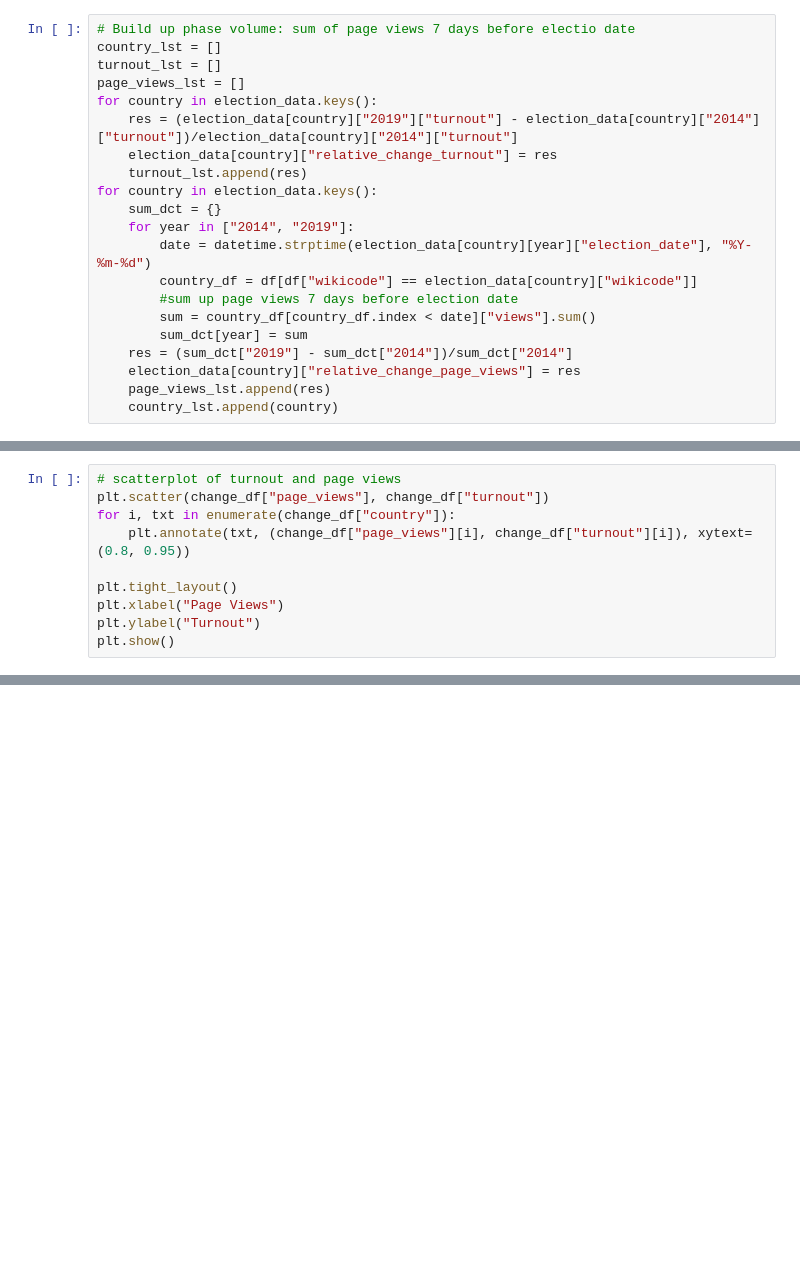
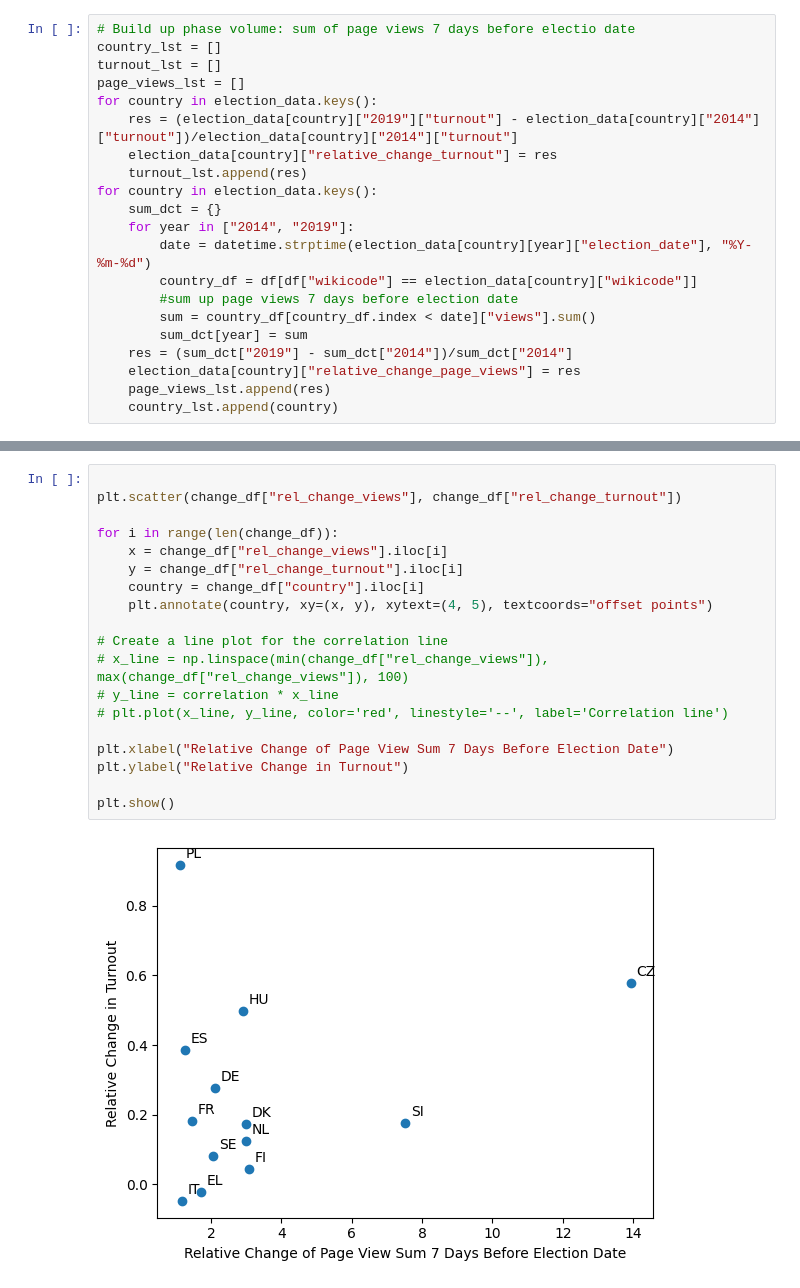
Before and after one commit to jstet/somda_project, a Jupyter notebook: analysis.ipynb, the cells around one changed output, grey strips where cells are left out. Drawn from its saved outputs; the diff is of its cells as text; blank space fills up the shorter version.

```diff
--- a/analysis.ipynb
+++ b/analysis.ipynb
@@ -87,13 +88,3 @@ change_df.head()
 | 2 | DE | 0.276091 | 2.129630 |
 | 3 | EL | -0.021344 | 1.711802 |
 | 4 | FI | 0.043478 | 3.094033 |
-# %%
-# scatterplot of turnout and page views
-plt.scatter(change_df["page_views"], change_df["turnout"])
-for i, txt in enumerate(change_df["country"]):
-    plt.annotate(txt, (change_df["page_views"][i], change_df["turnout"][i]), xytext=(0.8, 0.95))
-
-plt.tight_layout()
-plt.xlabel("Page Views")
-plt.ylabel("Turnout")
-plt.show()
@@ -101,0 +102,21 @@ plt.show()
+# %%
+
+plt.scatter(change_df["rel_change_views"], change_df["rel_change_turnout"])
+
+for i in range(len(change_df)):
+    x = change_df["rel_change_views"].iloc[i]
+    y = change_df["rel_change_turnout"].iloc[i]
+    country = change_df["country"].iloc[i]
+    plt.annotate(country, xy=(x, y), xytext=(4, 5), textcoords="offset points")
+
+# Create a line plot for the correlation line
+# x_line = np.linspace(min(change_df["rel_change_views"]), max(change_df["rel_change_views"]), 100)
+# y_line = correlation * x_line
+# plt.plot(x_line, y_line, color='red', linestyle='--', label='Correlation line')
+
+plt.xlabel("Relative Change of Page View Sum 7 Days Before Election Date")
+plt.ylabel("Relative Change in Turnout")
+
+plt.show()
+# %% [output]
+[figure, added]
```
Also changed, not shown: parts of 5 cells of this notebook.
